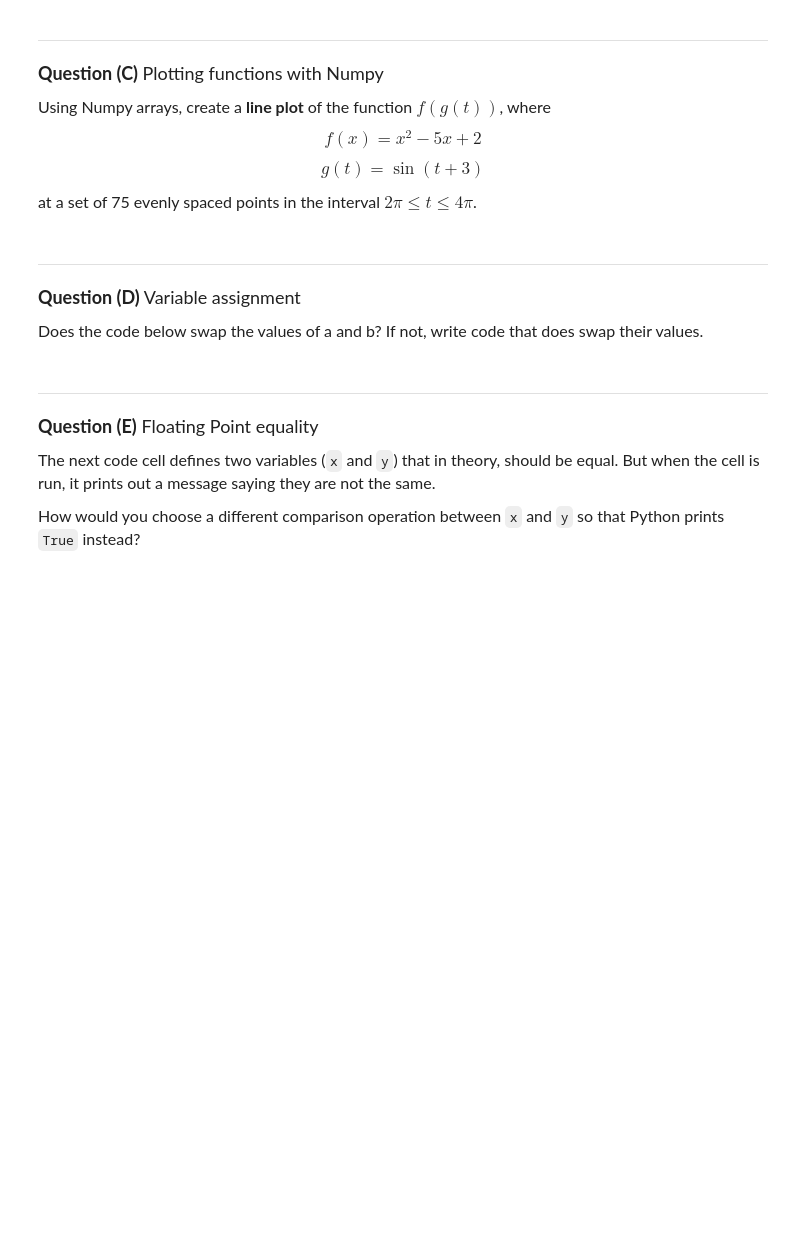
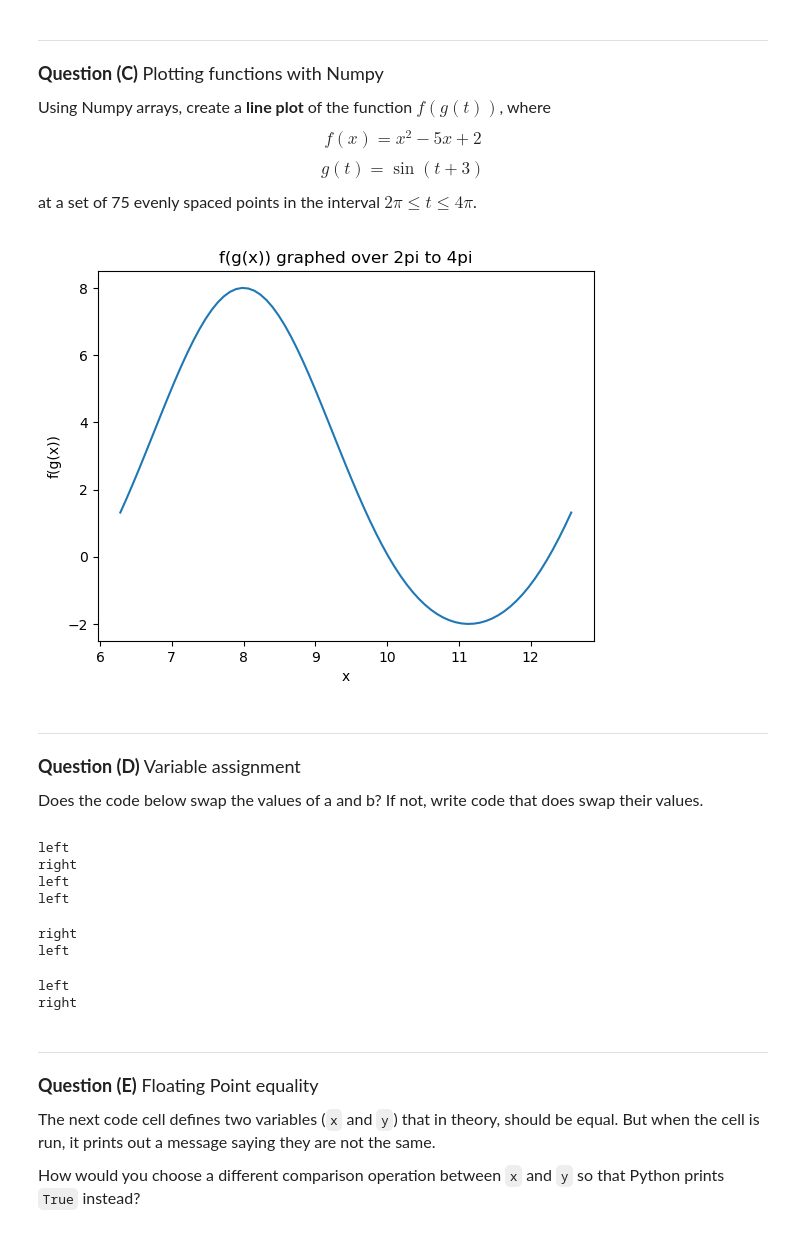
Before and after one commit to RileyK05/datasci151fall2026, a Jupyter notebook: _quizzes/practice_quiz.ipynb, the cells around one changed output. Cells and saved outputs as stored; diff of their text form; code cells hidden in the pictures; blank space fills up the shorter version.

```diff
--- a/_quizzes/practice_quiz.ipynb
+++ b/_quizzes/practice_quiz.ipynb
@@ -130,6 +141,23 @@ $$ g(t) = \sin(t + 3) $$
 at a set of 75 evenly spaced points in the interval $2\pi \leq t \leq 4\pi$.
 # %%
 # your code here
+import numpy as np
+
+def func_A(x: float) -> float:
+    return x**2 - 5*x + 2
+def func_B(t: float) -> float:
+    return np.sin(t + 3)
+
+x = np.linspace((2*np.pi), (4*np.pi), 75)
+y = func_A(func_B(x))
+
+plt.xlabel("x")
+plt.ylabel("f(g(x))")
+plt.title("f(g(x)) graphed over 2pi to 4pi")
+plt.plot(x, y)
+plt.show()
+# %% [output]
+[figure, added]
 # %% [markdown]
 _______________________________
 <font size = "4">
@@ -143,13 +171,47 @@ Does the code below swap the values of a and b? If not, write code that does swa
 a = "left"
 b = "right"
 
+print(a)
+print(b)
+
 b = a
 a = b
+
+print(a)
+print(b)
+
+#no, does not switch,
+# %% [output]
+left
+right
+left
+left
 # %%
 a = "left"
 b = "right"
 
 # If the previous cell didn't work, put your changes here:
+#Option A: Use a temp var
+
+temp = a
+a = b
+b = temp
+
+print(a)
+print(b)
+# %% [output]
+right
+left
+# %%
+#Option B: Python tuples
+
+a, b = b, a
+
+print(a)
+print(b)
+# %% [output]
+left
+right
 # %% [markdown]
 _______________________________
 <font size = "4">
```
Also changed, not shown: parts of 5 cells of this notebook, 1 other file.
